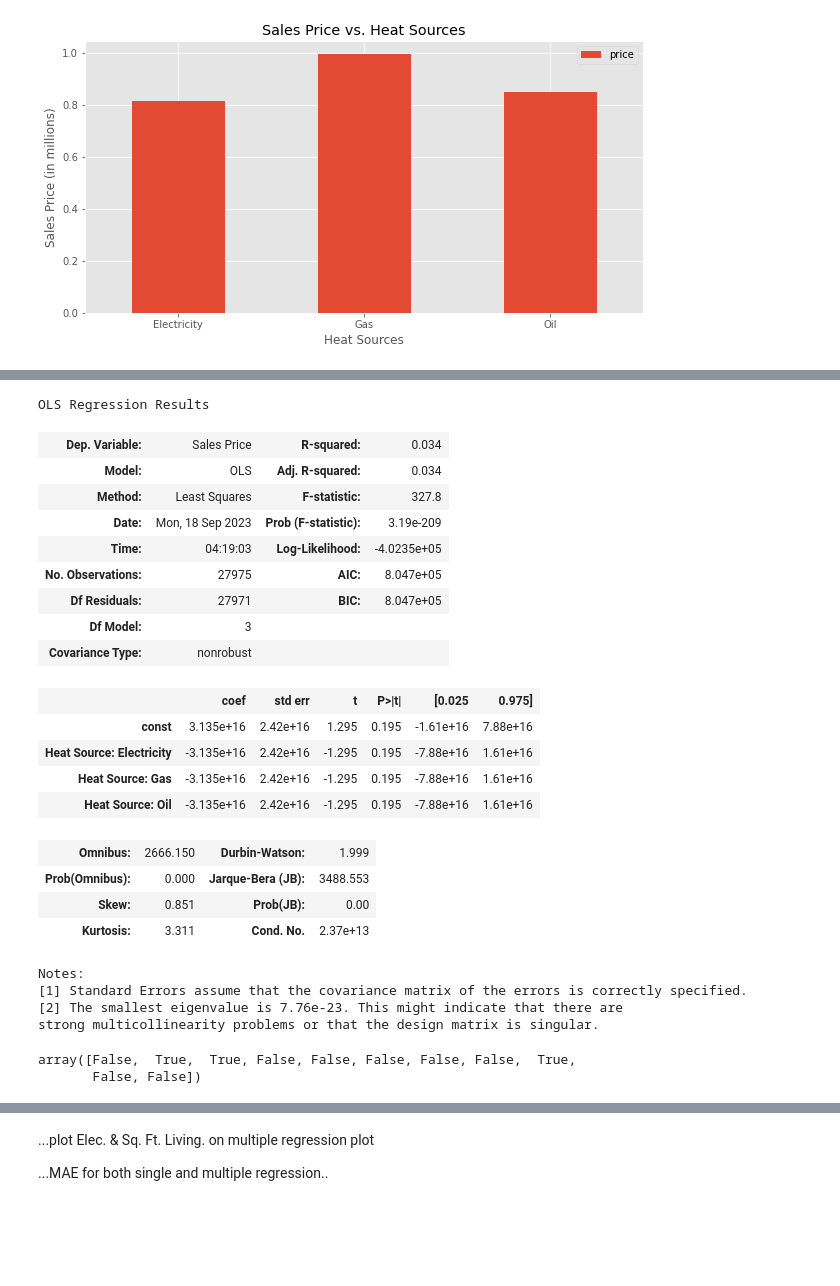
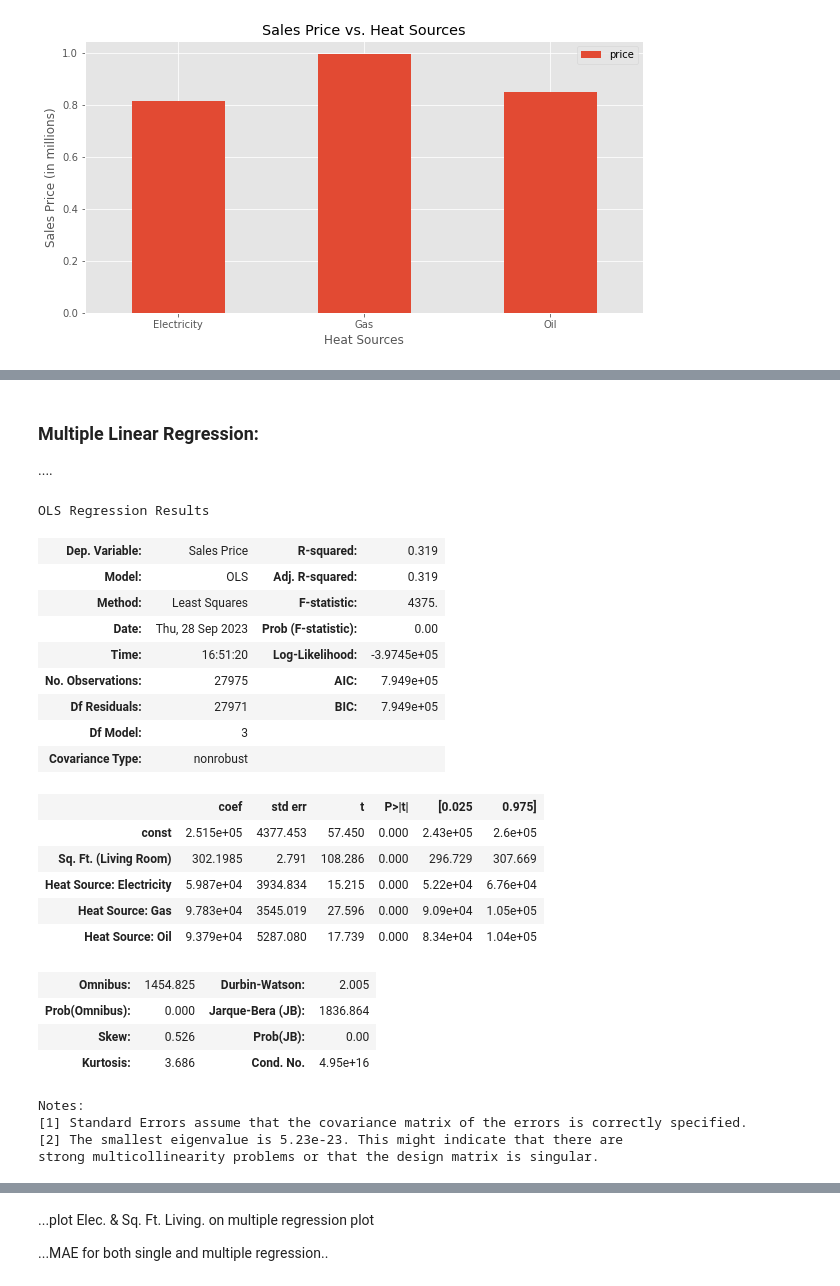
Before and after one commit to rookiescientist-andre/King-County-Real-Estate-Analysis, a Jupyter notebook: student.ipynb, the cells around one changed output, grey strips where cells are left out. Drawn from its saved outputs; the diff is of its cells as text; code cells hidden in the pictures; blank space fills up the shorter version.

Commit message:
Finished modeling

```diff
--- a/student.ipynb
+++ b/student.ipynb
@@ -332,8 +382,8 @@ df4_copy = housing_df4.copy()
 X = df4_copy[['Sq. Ft. (Living Room)']]
 y = df4_copy['Sales Price']
 
-baseline_model = sm.OLS(y, sm.add_constant(X)).fit()
-baseline_model.summary()
+sqft_lr_model = sm.OLS(y, sm.add_constant(X)).fit()
+sqft_lr_model.summary()
 # %% [output]
 OLS Regression Results
 | Dep. Variable: | Sales Price | R-squared: | 0.318 |
@@ -394,0 +452,12 @@ ax.tick_params(axis='x', labelrotation=0);
+# %%
+heating_df4 = pd.get_dummies(housing_df3, prefix=['Heat Source'], prefix_sep=': ', columns = ['heat_source'], drop_first=True)
+heating_df4.rename(columns= {'id':'House ID Number', 'price':'Sales Price', 'bedrooms':'No. of Bedrooms',
+                             'bathrooms':'No. of Bathrooms', 'sqft_living':'Sq. Ft. (Living Room)', 'sqft_lot':'Sq. Ft. (Lot)',
+                             'floors':'No. of Floors', 'sqft_garage':'Sq. Ft. (Garage)', 'sqft_patio':'Sq. Ft. (Patio)'},
+                   inplace=True)
+
+X_heating = heating_df4[['Heat Source: Gas', 'Heat Source: Oil']]
+heating_model = sm.OLS(y, sm.add_constant(X_heating))
+heating_results = heating_model.fit()
+
+heating_results.summary()
@@ -395,40 +489,34 @@ ax.tick_params(axis='x', labelrotation=0);
+# %% [markdown]
+### Multiple Linear Regression:
+....
 # %%
-X_heating = df4_copy[['Heat Source: Electricity', 'Heat Source: Gas', 'Heat Source: Oil']]
-heating_model = sm.OLS(y, sm.add_constant(X_heating))
-heating_results = heating_model.fit()
+multi_regX = housing_df4[['Sq. Ft. (Living Room)', 'Heat Source: Electricity', 'Heat Source: Gas', 'Heat Source: Oil']]
 
-heating_results.summary()
+multi_regmodel = sm.OLS(y, sm.add_constant(multi_regX))
+multi_reg_results = multi_regmodel.fit()
+multi_reg_results.summary()
 # %% [output]
 OLS Regression Results
-| Dep. Variable: | Sales Price | R-squared: | 0.034 |
-| Model: | OLS | Adj. R-squared: | 0.034 |
-| Method: | Least Squares | F-statistic: | 327.8 |
-| Date: | Mon, 18 Sep 2023 | Prob (F-statistic): | 3.19e-209 |
-| Time: | 04:19:03 | Log-Likelihood: | -4.0235e+05 |
-| No. Observations: | 27975 | AIC: | 8.047e+05 |
-| Df Residuals: | 27971 | BIC: | 8.047e+05 |
+| Dep. Variable: | Sales Price | R-squared: | 0.319 |
+| Model: | OLS | Adj. R-squared: | 0.319 |
+| Method: | Least Squares | F-statistic: | 4375. |
+| Date: | Thu, 28 Sep 2023 | Prob (F-statistic): | 0.00 |
+| Time: | 16:51:20 | Log-Likelihood: | -3.9745e+05 |
+| No. Observations: | 27975 | AIC: | 7.949e+05 |
+| Df Residuals: | 27971 | BIC: | 7.949e+05 |
 | Df Model: | 3 |  |  |
 | Covariance Type: | nonrobust |  |  |
 |  | coef | std err | t | P>|t| | [0.025 | 0.975] |
-| const | 3.135e+16 | 2.42e+16 | 1.295 | 0.195 | -1.61e+16 | 7.88e+16 |
-| Heat Source: Electricity | -3.135e+16 | 2.42e+16 | -1.295 | 0.195 | -7.88e+16 | 1.61e+16 |
-| Heat Source: Gas | -3.135e+16 | 2.42e+16 | -1.295 | 0.195 | -7.88e+16 | 1.61e+16 |
-| Heat Source: Oil | -3.135e+16 | 2.42e+16 | -1.295 | 0.195 | -7.88e+16 | 1.61e+16 |
+| const | 2.515e+05 | 4377.453 | 57.450 | 0.000 | 2.43e+05 | 2.6e+05 |
+| Sq. Ft. (Living Room) | 302.1985 | 2.791 | 108.286 | 0.000 | 296.729 | 307.669 |
+| Heat Source: Electricity | 5.987e+04 | 3934.834 | 15.215 | 0.000 | 5.22e+04 | 6.76e+04 |
+| Heat Source: Gas | 9.783e+04 | 3545.019 | 27.596 | 0.000 | 9.09e+04 | 1.05e+05 |
+| Heat Source: Oil | 9.379e+04 | 5287.080 | 17.739 | 0.000 | 8.34e+04 | 1.04e+05 |
-| Omnibus: | 2666.150 | Durbin-Watson: | 1.999 |
-| Prob(Omnibus): | 0.000 | Jarque-Bera (JB): | 3488.553 |
-| Skew: | 0.851 | Prob(JB): | 0.00 |
-| Kurtosis: | 3.311 | Cond. No. | 2.37e+13 |
+| Omnibus: | 1454.825 | Durbin-Watson: | 2.005 |
+| Prob(Omnibus): | 0.000 | Jarque-Bera (JB): | 1836.864 |
+| Skew: | 0.526 | Prob(JB): | 0.00 |
+| Kurtosis: | 3.686 | Cond. No. | 4.95e+16 |
 Notes:
 [1] Standard Errors assume that the covariance matrix of the errors is correctly specified.
-[2] The smallest eigenvalue is 7.76e-23. This might indicate that there are
+[2] The smallest eigenvalue is 5.23e-23. This might indicate that there are
 strong multicollinearity problems or that the design matrix is singular.
-# %%
-lr_rfe = LinearRegression()
-select = RFE(lr_rfe, n_features_to_select=3)
-
-df5_copy = housing_df4.drop('Sales Price', axis=1)
-select.fit(X = df5_copy, y=y)
-select.support_
-# %% [output]
-array([False,  True,  True, False, False, False, False, False,  True,
-       False, False])
```
Also changed, not shown: parts of 45 cells of this notebook.
